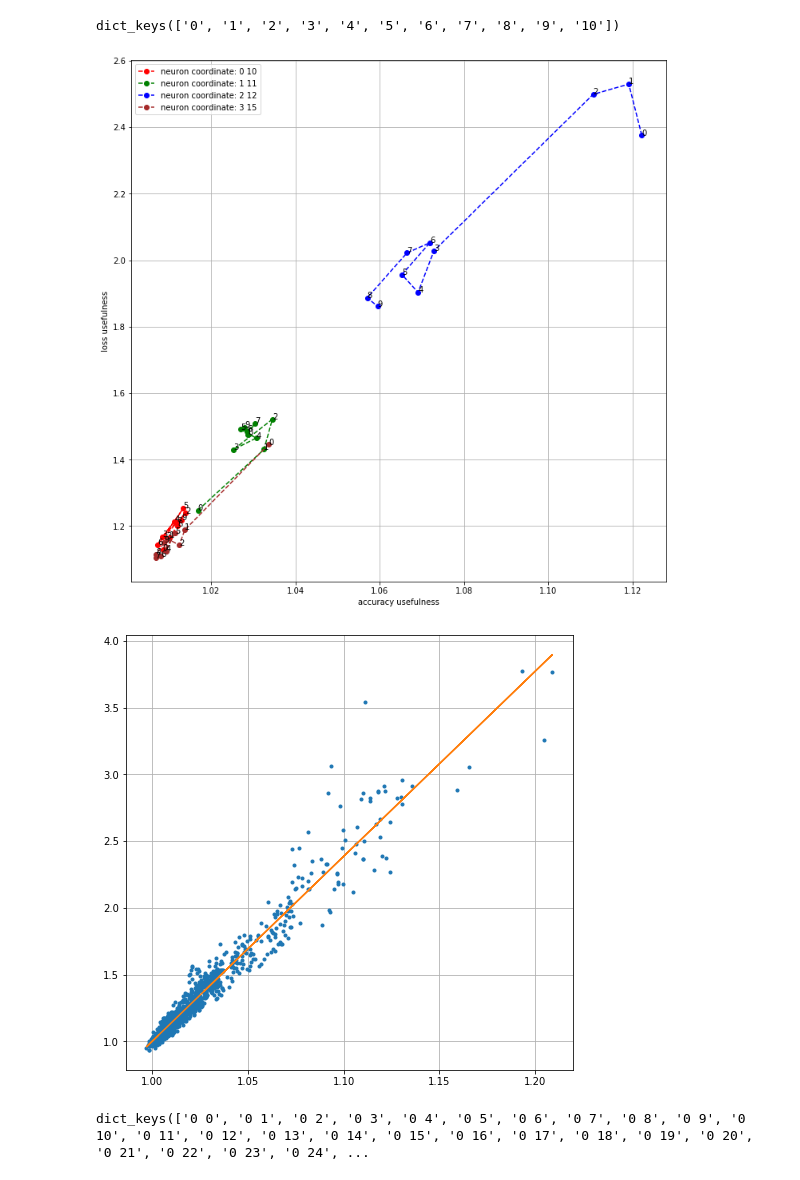
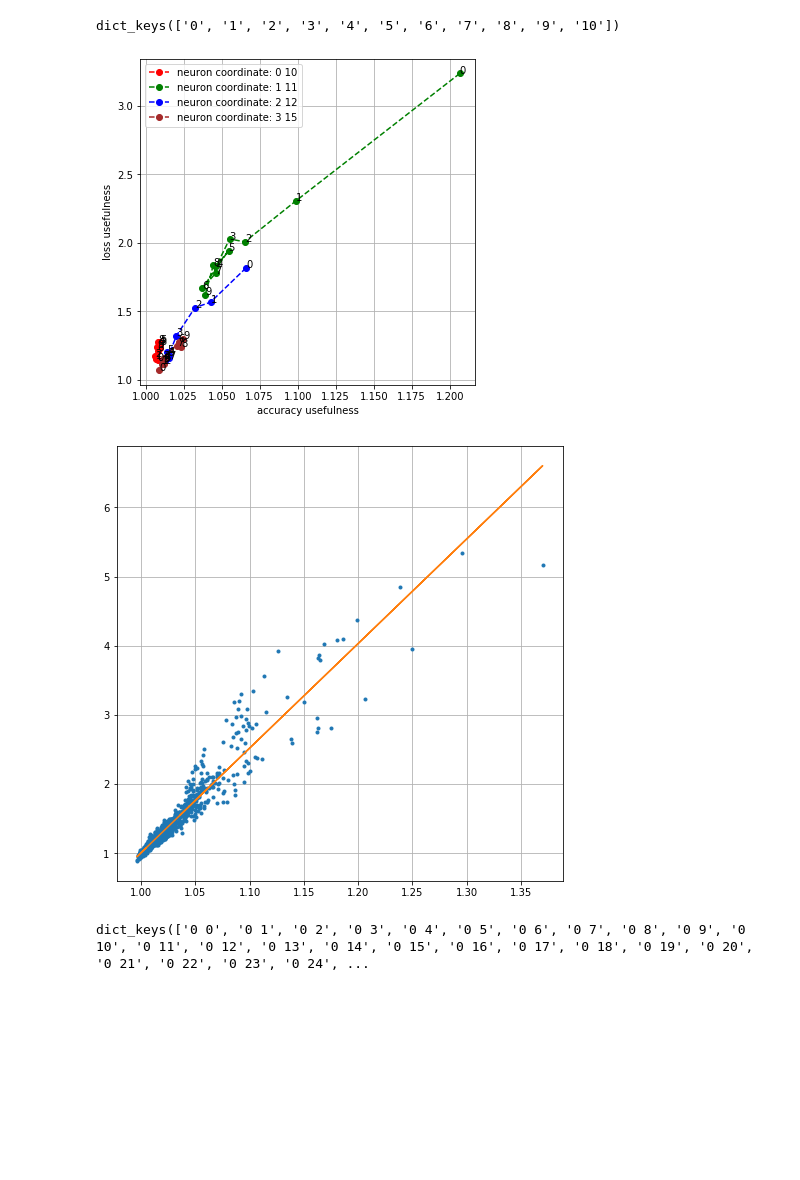
Before and after one commit to zsoltzombori/resistant-neurons, a Jupyter notebook: visualization/usefulness.ipynb, the cells around one changed output. Saved outputs shown, nothing was run; the diff lists cells and outputs as text; code cells hidden in the pictures; blank space fills up the shorter version.

```diff
--- a/visualization/usefulness.ipynb
+++ b/visualization/usefulness.ipynb
@@ -6,7 +6,7 @@ import os
 # %%
 neuron_data = {}
 
-with open('../neuron_logs/train_data/output_20190924-005133.json', 'r') as f:
+with open('../neuron_logs/train_data/output_20190924-121008.json', 'r') as f:
     neuron_data = json.load(f)
 # %%
 neuron_data.keys()
@@ -17,26 +17,26 @@ dict_keys(['0', '1', '2', '3', '4', '5', '6', '7', '8', '9', '10'])
 acc_usefulness_per_epoch = [neuron_data[e]['0 20']['usefulness_acc'] for e in neuron_data]
 loss_usefulness_per_epoch = [neuron_data[e]['0 20']['usefulness_loss'] for e in neuron_data]
 # %%
-fig = plt.figure(figsize=(12, 12))
+fig = plt.figure(figsize=(6, 6))
 ax = fig.add_subplot(111)
 
 for i, neuron in enumerate(['0 10', '1 11', '2 12', '3 15']):
     colors = ['red', 'green', 'blue', 'brown']
     acc_usefulness_per_epoch = [neuron_data[e][neuron]['usefulness_acc'] for e in neuron_data if e != '0']
     loss_usefulness_per_epoch = [neuron_data[e][neuron]['usefulness_loss'] for e in neuron_data if e != '0']
     plt.plot(acc_usefulness_per_epoch, loss_usefulness_per_epoch, 'go--', color = colors[i], label = f"neuron coordinate: {neuron}")
     for i, x, y in zip(list(range(10)), acc_usefulness_per_epoch, loss_usefulness_per_epoch):                                       # <--
         ax.annotate(f"{i}", xy=(x, y), textcoords='data')
     z = np.polyfit(acc_usefulness_per_epoch, loss_usefulness_per_epoch, 1)
     p = np.poly1d(z)
     #plt.plot(acc_usefulness_per_epoch,p(acc_usefulness_per_epoch), color = colors[i], label = f"neuron coordinate: {neuron}")
 
 plt.xlabel('accuracy usefulness')
 plt.ylabel('loss usefulness')
 plt.legend()
 plt.grid()
 # %% [output]
-[figure, old version]
+[figure, new version]
 # %%
 global_acc = [neuron_data[e][neuron]['usefulness_acc'] for neuron in neuron_data['0'] for e in neuron_data  if e != '0' and ' ' in neuron]
 global_loss = [neuron_data[e][neuron]['usefulness_loss'] for neuron in neuron_data['0'] for e in neuron_data  if e != '0' and ' ' in neuron]
@@ -49,7 +49,7 @@ p = np.poly1d(z)
 plt.plot(global_acc,p(global_acc))
 plt.grid()
 # %% [output]
-[figure, old version]
+[figure, new version]
 # %%
 neuron_data['1'].keys()
 # %% [output]
```
Also changed, not shown: parts of 4 cells of this notebook.
